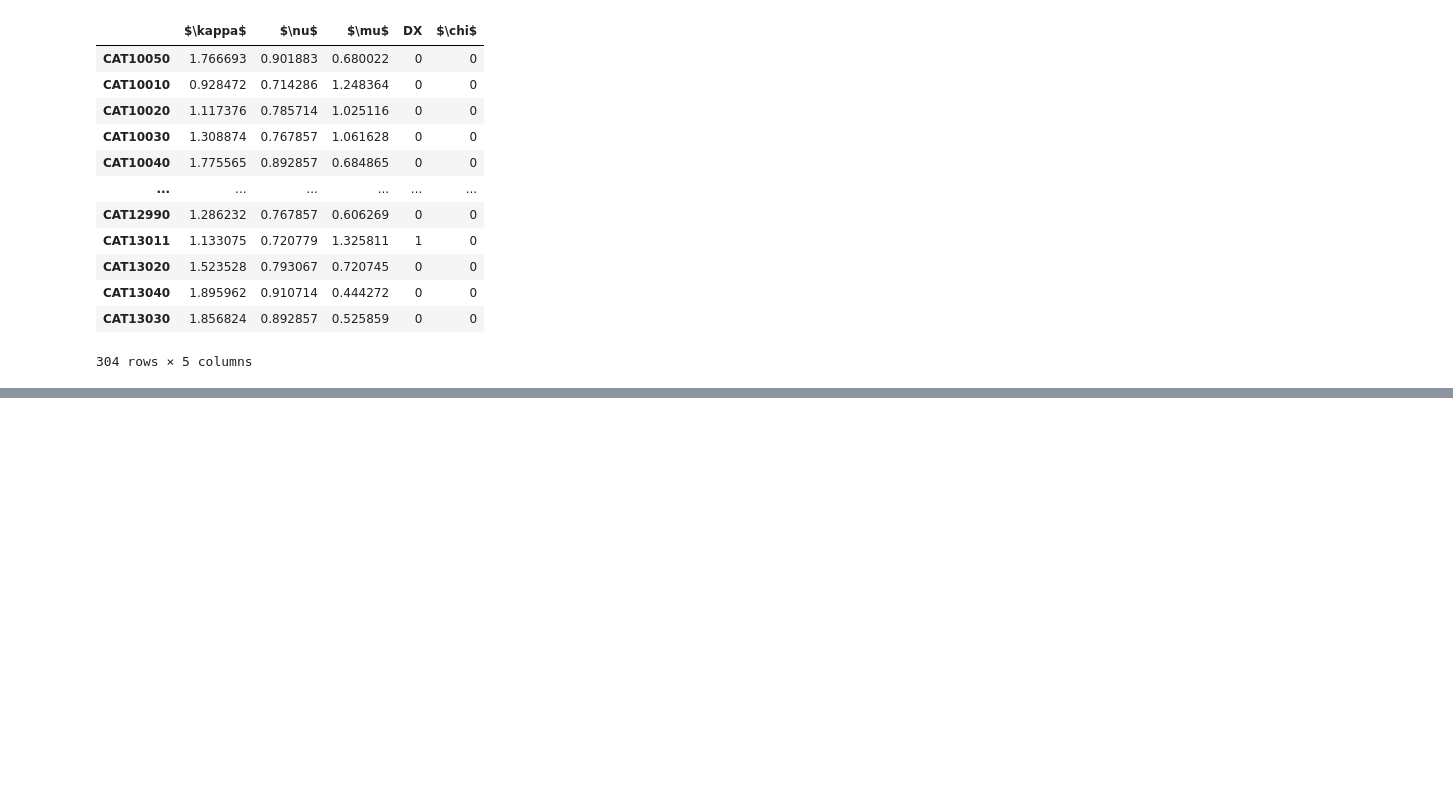
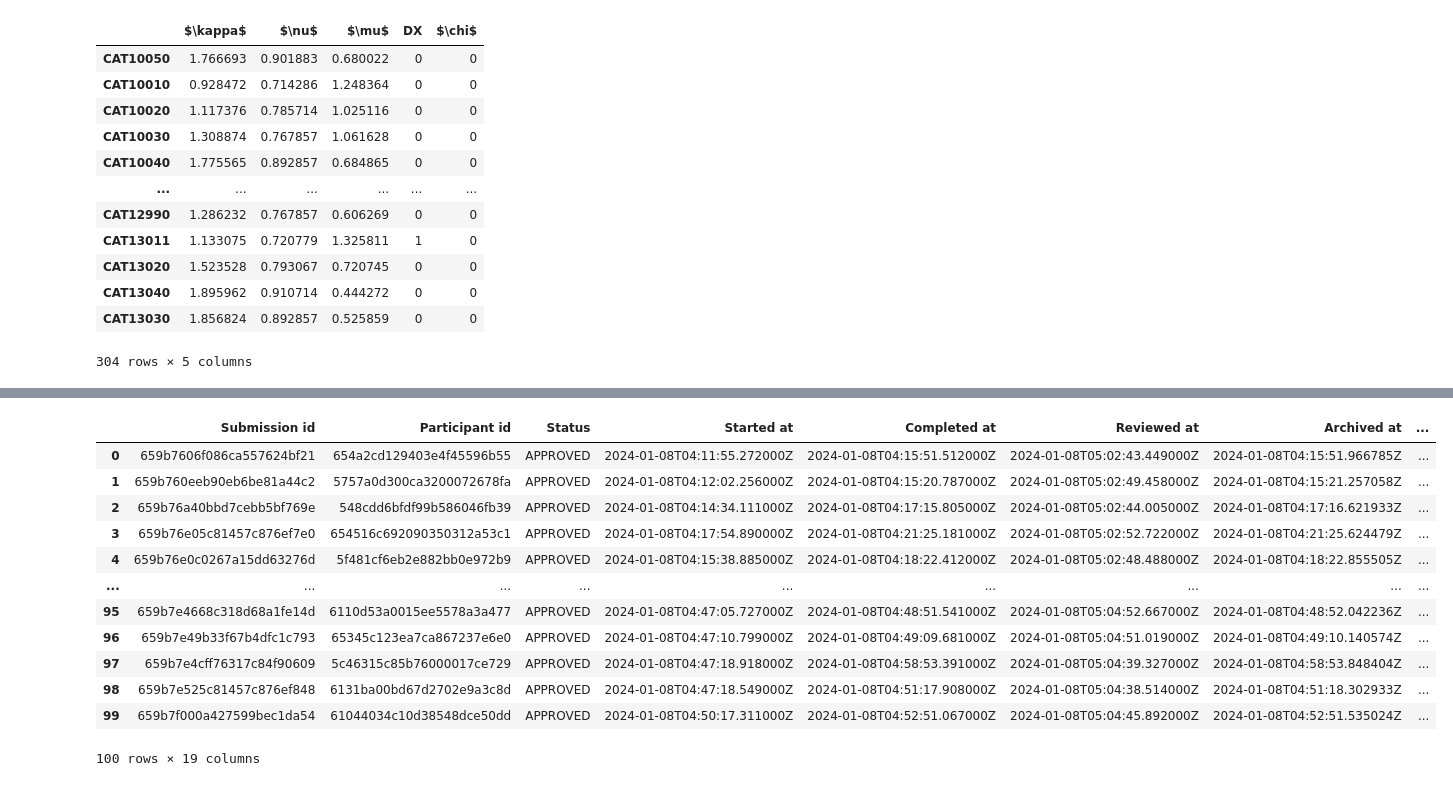
Before and after one commit to zeroknowledgediscovery/truthnet, a Jupyter notebook: truthnet/examples/minAUCcalculation.ipynb, the cells around one changed output, grey strips where cells are left out. Drawn from its saved outputs; the diff is of its cells as text; code cells hidden in the pictures; blank space fills up the shorter version.

```diff
--- a/truthnet/examples/minAUCcalculation.ipynb
+++ b/truthnet/examples/minAUCcalculation.ipynb
@@ -254,0 +285,16 @@ plt.style.available
+# %%
+tf=pd.read_csv('../../veritas-experiment')
+# %% [output]
+|  | Submission id | Participant id | Status | Started at | Completed at | Reviewed at | Archived at | ... |
+| 0 | 659b7606f086ca557624bf21 | 654a2cd129403e4f45596b55 | APPROVED | 2024-01-08T04:11:55.272000Z | 2024-01-08T04:15:51.512000Z | 2024-01-08T05:02:43.449000Z | 2024-01-08T04:15:51.966785Z | ... |
+| 1 | 659b760eeb90eb6be81a44c2 | 5757a0d300ca3200072678fa | APPROVED | 2024-01-08T04:12:02.256000Z | 2024-01-08T04:15:20.787000Z | 2024-01-08T05:02:49.458000Z | 2024-01-08T04:15:21.257058Z | ... |
+| 2 | 659b76a40bbd7cebb5bf769e | 548cdd6bfdf99b586046fb39 | APPROVED | 2024-01-08T04:14:34.111000Z | 2024-01-08T04:17:15.805000Z | 2024-01-08T05:02:44.005000Z | 2024-01-08T04:17:16.621933Z | ... |
+| 3 | 659b76e05c81457c876ef7e0 | 654516c692090350312a53c1 | APPROVED | 2024-01-08T04:17:54.890000Z | 2024-01-08T04:21:25.181000Z | 2024-01-08T05:02:52.722000Z | 2024-01-08T04:21:25.624479Z | ... |
+| 4 | 659b76e0c0267a15dd63276d | 5f481cf6eb2e882bb0e972b9 | APPROVED | 2024-01-08T04:15:38.885000Z | 2024-01-08T04:18:22.412000Z | 2024-01-08T05:02:48.488000Z | 2024-01-08T04:18:22.855505Z | ... |
+| ... | ... | ... | ... | ... | ... | ... | ... | ... |
+| 95 | 659b7e4668c318d68a1fe14d | 6110d53a0015ee5578a3a477 | APPROVED | 2024-01-08T04:47:05.727000Z | 2024-01-08T04:48:51.541000Z | 2024-01-08T05:04:52.667000Z | 2024-01-08T04:48:52.042236Z | ... |
+| 96 | 659b7e49b33f67b4dfc1c793 | 65345c123ea7ca867237e6e0 | APPROVED | 2024-01-08T04:47:10.799000Z | 2024-01-08T04:49:09.681000Z | 2024-01-08T05:04:51.019000Z | 2024-01-08T04:49:10.140574Z | ... |
+| 97 | 659b7e4cff76317c84f90609 | 5c46315c85b76000017ce729 | APPROVED | 2024-01-08T04:47:18.918000Z | 2024-01-08T04:58:53.391000Z | 2024-01-08T05:04:39.327000Z | 2024-01-08T04:58:53.848404Z | ... |
+| 98 | 659b7e525c81457c876ef848 | 6131ba00bd67d2702e9a3c8d | APPROVED | 2024-01-08T04:47:18.549000Z | 2024-01-08T04:51:17.908000Z | 2024-01-08T05:04:38.514000Z | 2024-01-08T04:51:18.302933Z | ... |
+| 99 | 659b7f000a427599bec1da54 | 61044034c10d38548dce50dd | APPROVED | 2024-01-08T04:50:17.311000Z | 2024-01-08T04:52:51.067000Z | 2024-01-08T05:04:45.892000Z | 2024-01-08T04:52:51.535024Z | ... |
+100 rows × 19 columns
```
Also changed, not shown: parts of 22 cells of this notebook, 23 other files.
